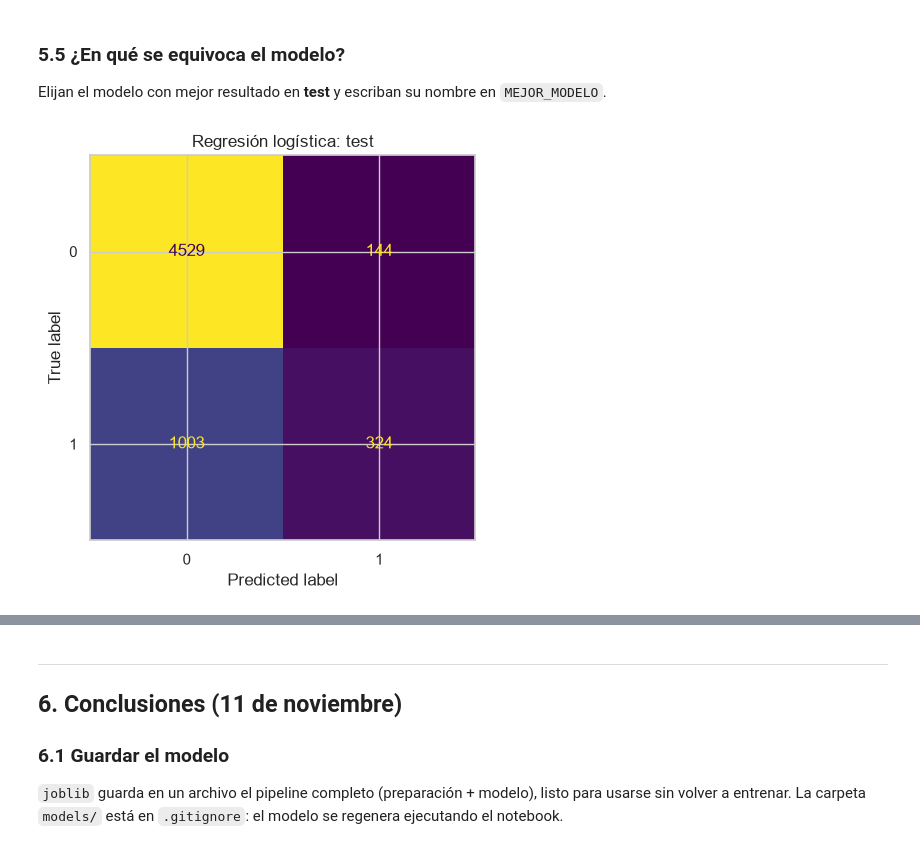
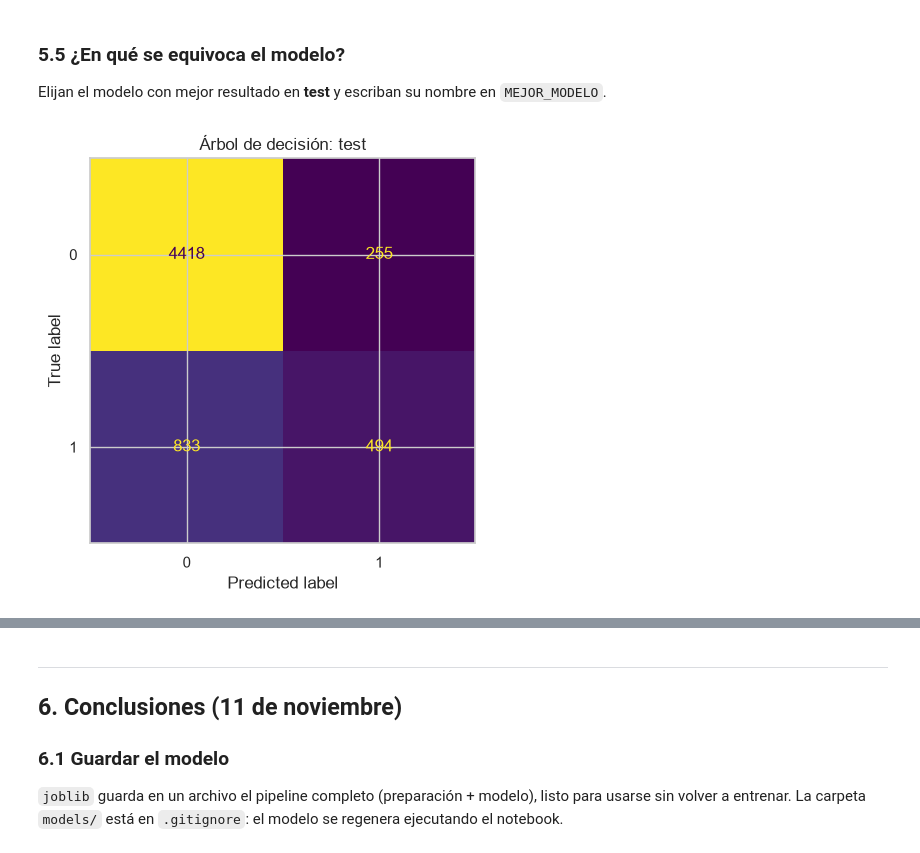
Before and after one commit to lfdaps/proyecto-equipo_1, a Jupyter notebook: notebooks/proyecto_equipo.ipynb, the cells around one changed output, grey strips where cells are left out. Drawn from its saved outputs; the diff is of its cells as text; code cells hidden in the pictures.

Commit message:
feat: agrega baseline, modelos y evaluación

```diff
--- a/notebooks/proyecto_equipo.ipynb
+++ b/notebooks/proyecto_equipo.ipynb
@@ -475,7 +475,7 @@ El objetivo de esta sección **no** es encontrar el mejor modelo posible, sino r
 
 Si dejan `VARIABLES = []`, el notebook usa automáticamente las columnas numéricas y las categóricas con pocas categorías (hasta 15), sin el objetivo, sin identificadores y sin las columnas de `COLUMNAS_A_EXCLUIR`. **COMPLETAR (recomendado):** escriban la lista con las variables que el EDA mostró como importantes.
 # %%
-VARIABLES = []  # COMPLETAR (opcional): por ejemplo ["area", "habitaciones", "barrio"]
+VARIABLES = ["LIMIT_BAL", "PAY_1", "PAY_2", "PAY_3", "PAY_AMT1", "PAY_AMT2", "EDUCATION", "MARRIAGE"]
 
 if not VARIABLES:
     candidatas = df_limpio.columns.drop([OBJETIVO, *COLUMNAS_A_EXCLUIR], errors="ignore")
@@ -617,22 +625,22 @@ resultados
 
 Elijan el modelo con mejor resultado en **test** y escriban su nombre en `MEJOR_MODELO`.
 # %%
-MEJOR_MODELO = list(modelos)[1]  # COMPLETAR: nombre exacto de la tabla
+MEJOR_MODELO = "Árbol de decisión"  # el de mejor recall y F1 en test
 mejor = entrenados[MEJOR_MODELO]
 pred_test = mejor.predict(X_test)
 
 fig, ax = plt.subplots(figsize=(6, 5))
 if TIPO_PROBLEMA == "regresion":
     ax.scatter(y_test, pred_test, alpha=0.4)
     limites = [min(y_test.min(), pred_test.min()), max(y_test.max(), pred_test.max())]
     ax.plot(limites, limites, color="red", linestyle="--", label="predicción perfecta")
     ax.set_xlabel("valor real")
     ax.set_ylabel("valor predicho")
     ax.legend()
 else:
     from sklearn.metrics import ConfusionMatrixDisplay
     ConfusionMatrixDisplay.from_predictions(y_test, pred_test, ax=ax, colorbar=False)
 ax.set_title(f"{MEJOR_MODELO}: test")
 plt.show()
 # %% [output]
-[figure, old version]
+[figure, new version]
```
Also changed, not shown: parts of 9 cells of this notebook.
